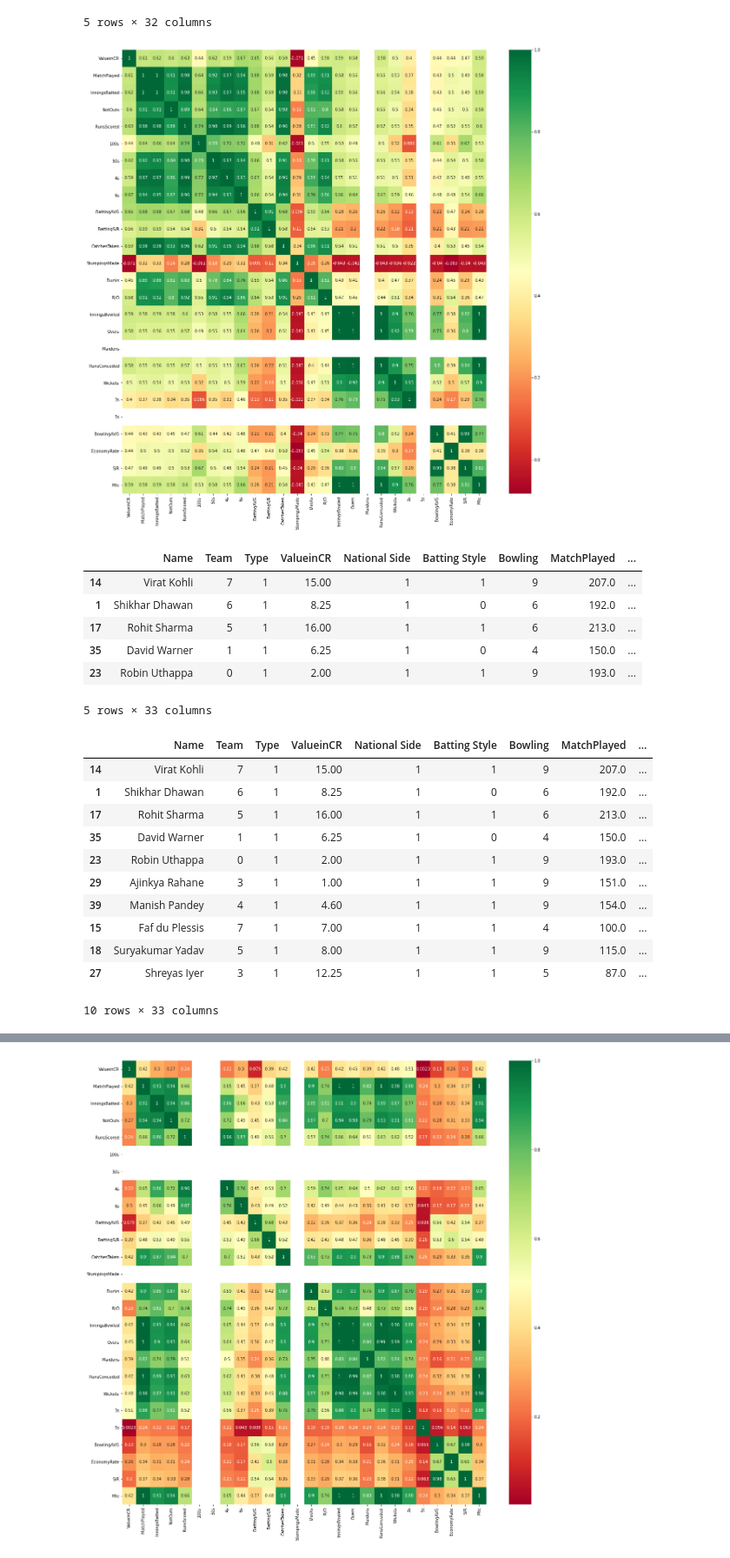
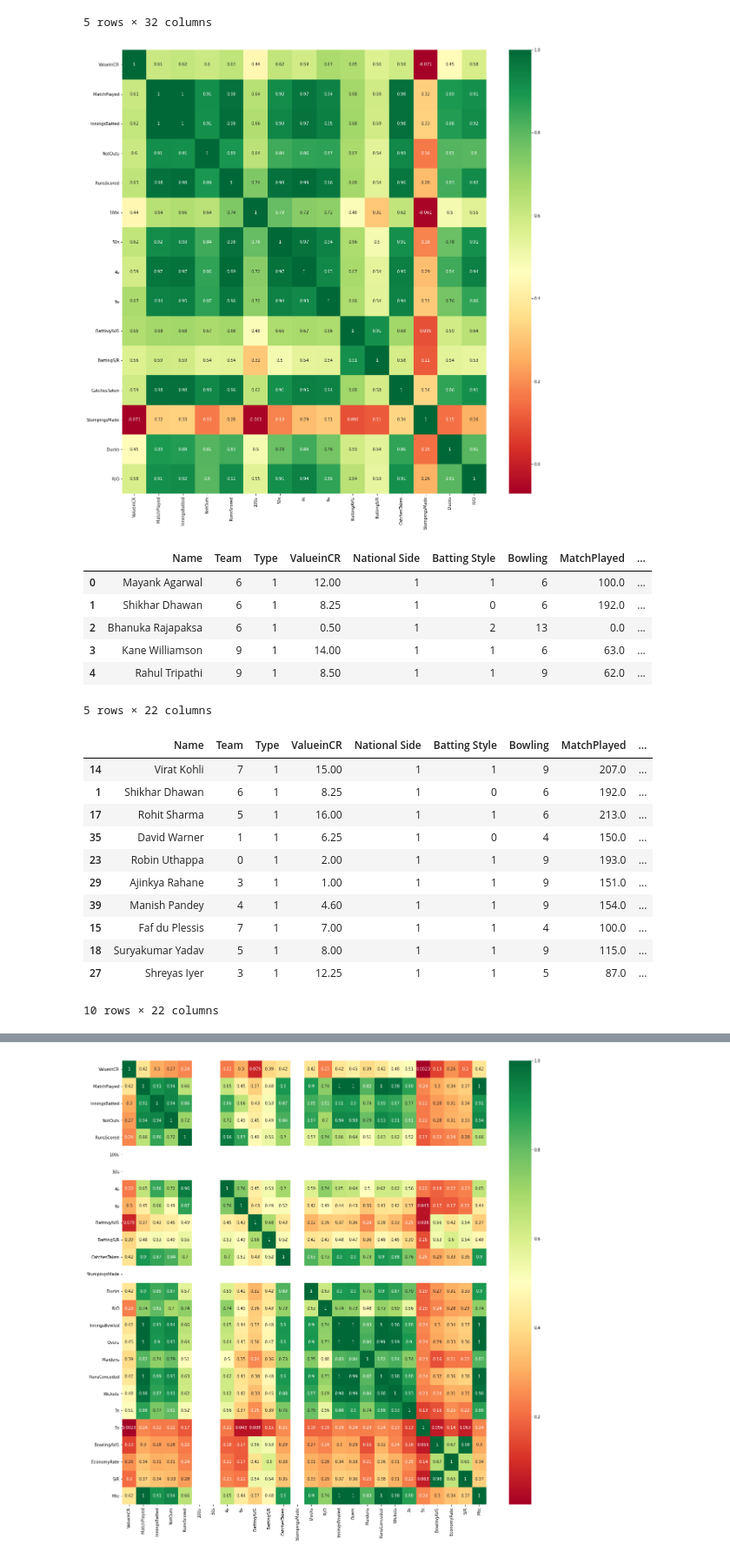
Before and after one commit to CaptAlpha/IPL, a Jupyter notebook: ipl.ipynb, the cells around one changed output, grey strips where cells are left out. Shown at 87% size. Saved outputs shown, nothing was run; the diff lists cells and outputs as text; code cells hidden in the pictures.

```diff
--- a/ipl.ipynb
+++ b/ipl.ipynb
@@ -25,7 +25,7 @@ df.head()
 | 4 | Shikhar Dhawan | PBKS | https://sports.ndtv.com/cricket/p... | Batsman | 8.25 | Shikhar Dhawan | December 5, 1985 Delhi | 36 Years, 3 Months, 10 Days | India | ... |
 5 rows × 39 columns
 # %%
-df.drop(['Url','Age','Full Name', 'Born', 'Sport','HighestInnScore','Best'],axis=1,inplace=True)
+df = df.drop(['Url','Age','Full Name', 'Born', 'Sport','HighestInnScore','Best'],axis=1,inplace=True)
 # %%
 df.isnull().sum()
 # %% [output]
@@ -146,9 +146,7 @@ Index(['Name', 'Team', 'Type', 'ValueinCR', 'National Side', 'Batting Style',
 df_bats = pd.DataFrame(columns = ['Name', 'Team', 'Type', 'ValueinCR', 'National Side', 'Batting Style',
        'Bowling','MatchPlayed', 'InningsBatted', 'NotOuts',
        'RunsScored', '100s', '50s', '4s', '6s', 'BattingAVG', 'BattingS/R',
-       'CatchesTaken', 'StumpingsMade', 'Ducks', 'R/O', 'InningsBowled',
-       'Overs', 'Maidens', 'RunsConceded', 'Wickets', '3s', '5s',
-       'BowlingAVG', 'EconomyRate', 'S/R', 'Mtc'])
+       'CatchesTaken', 'StumpingsMade', 'Ducks', 'R/O'])
 j=0
 for i in range(len(df['Type'])):
     if df['Type'][i] == 1:
@@ -211,20 +209,18 @@ df_all.head()
 # %%
 Historical = df_bats[['Name', 'Team', 'Type', 'ValueinCR', 'National Side', 'Batting Style',
        'Bowling','MatchPlayed', 'InningsBatted', 'NotOuts',
        'RunsScored', '100s', '50s', '4s', '6s', 'BattingAVG', 'BattingS/R',
-       'CatchesTaken', 'StumpingsMade', 'Ducks', 'R/O', 'InningsBowled',
-       'Overs', 'Maidens', 'RunsConceded', 'Wickets', '3s', '5s',
-       'BowlingAVG', 'EconomyRate', 'S/R', 'Mtc']]
+       'CatchesTaken', 'StumpingsMade', 'Ducks', 'R/O']]
 
 fig = plt.figure(figsize=(20, 20))
 
 fig.set_facecolor('white')
 
 sns.heatmap(Historical.corr(), annot=True, cmap="RdYlGn")
 
 plt.savefig("corr_matrix.png")
 # %% [output]
-[figure, old version]
+[figure, new version]
 # %%
 # # Assign weights to each feature according to its importance
 # w1 = np.zeros(len(df_bats.columns))
@@ -250,12 +246,12 @@ df_bats['Bat_Score'] = 0.462*df_bats['RunsScored'] + 0.5*df_bats['100s'] + 0.5*d
 df_bats.head()
 # %% [output]
 |  | Name | Team | Type | ValueinCR | National Side | Batting Style | Bowling | MatchPlayed | ... |
-| 14 | Virat Kohli | 7 | 1 | 15.00 | 1 | 1 | 9 | 207.0 | ... |
+| 0 | Mayank Agarwal | 6 | 1 | 12.00 | 1 | 1 | 6 | 100.0 | ... |
 | 1 | Shikhar Dhawan | 6 | 1 | 8.25 | 1 | 0 | 6 | 192.0 | ... |
-| 17 | Rohit Sharma | 5 | 1 | 16.00 | 1 | 1 | 6 | 213.0 | ... |
-| 35 | David Warner | 1 | 1 | 6.25 | 1 | 0 | 4 | 150.0 | ... |
-| 23 | Robin Uthappa | 0 | 1 | 2.00 | 1 | 1 | 9 | 193.0 | ... |
+| 2 | Bhanuka Rajapaksa | 6 | 1 | 0.50 | 1 | 2 | 13 | 0.0 | ... |
+| 3 | Kane Williamson | 9 | 1 | 14.00 | 1 | 1 | 6 | 63.0 | ... |
+| 4 | Rahul Tripathi | 9 | 1 | 8.50 | 1 | 1 | 9 | 62.0 | ... |
-5 rows × 33 columns
+5 rows × 22 columns
 # %%
 # Sort according to Bat_Score
 df_bats = df_bats.sort_values(by=['Bat_Score'], ascending=False)
@@ -272,7 +268,7 @@ df_bats.head(10)
 | 15 | Faf du Plessis | 7 | 1 | 7.00 | 1 | 1 | 4 | 100.0 | ... |
 | 18 | Suryakumar Yadav | 5 | 1 | 8.00 | 1 | 1 | 9 | 115.0 | ... |
 | 27 | Shreyas Iyer | 3 | 1 | 12.25 | 1 | 1 | 5 | 87.0 | ... |
-10 rows × 33 columns
+10 rows × 22 columns
 # %%
 train, test = train_test_split(df_bats, test_size = 0.25, random_state = 10)
 
```
Also changed, not shown: parts of 7 cells of this notebook, 4 other files.
